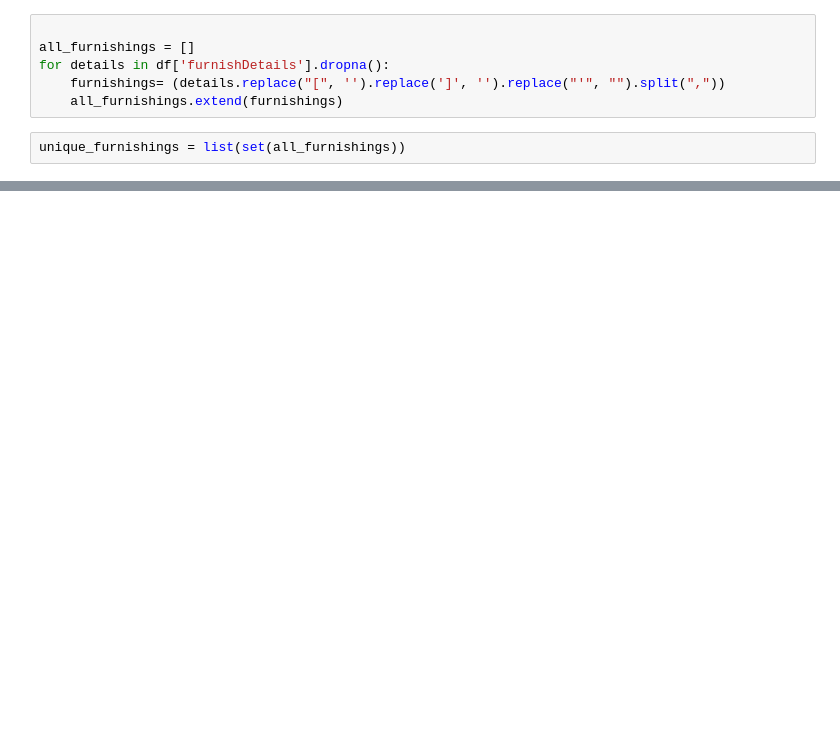
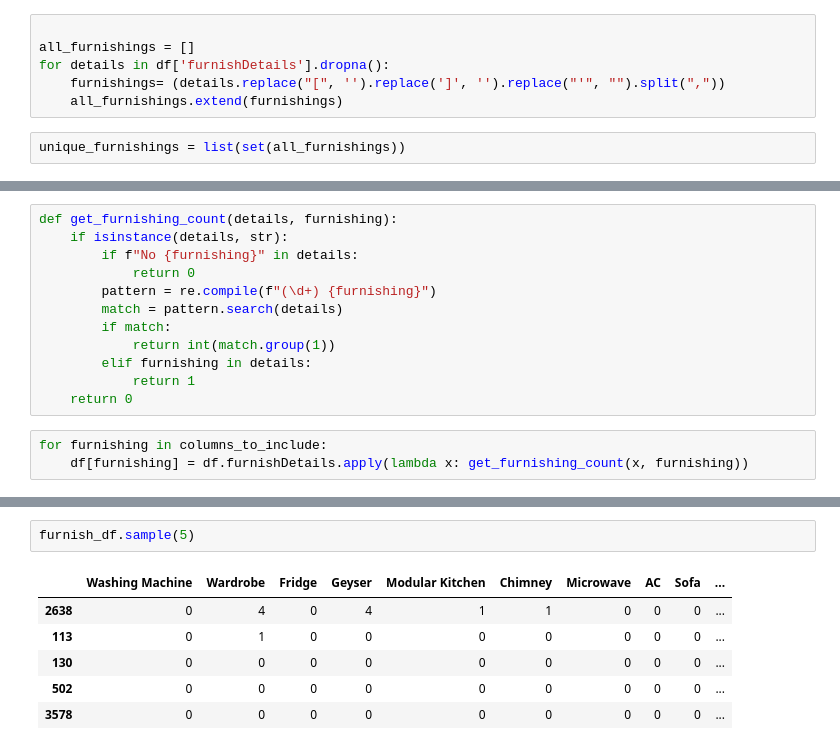
Before and after one commit to abhishek-saurav/real_estate_project, a Jupyter notebook: Data Cleaning/feature_engineering.ipynb, the cells around one changed output, grey strips where cells are left out. Saved outputs shown, nothing was run; the diff lists cells and outputs as text; blank space fills up the shorter version.

```diff
--- a/Data Cleaning/feature_engineering.ipynb
+++ b/Data Cleaning/feature_engineering.ipynb
@@ -493,0 +512,15 @@ unique_furnishings
+# %%
+def get_furnishing_count(details, furnishing):
+    if isinstance(details, str):
+        if f"No {furnishing}" in details:
+            return 0
+        pattern = re.compile(f"(\d+) {furnishing}")
+        match = pattern.search(details)
+        if match:
+            return int(match.group(1))
+        elif furnishing in details:
+            return 1
+    return 0
+# %%
+for furnishing in columns_to_include:
+    df[furnishing] = df.furnishDetails.apply(lambda x: get_furnishing_count(x, furnishing))
@@ -493,0 +547,9 @@ unique_furnishings
+# %%
+furnish_df.sample(5)
+# %% [output]
+|  | Washing Machine | Wardrobe | Fridge | Geyser | Modular Kitchen | Chimney | Microwave | AC | Sofa | ... |
+| 2638 | 0 | 4 | 0 | 4 | 1 | 1 | 0 | 0 | 0 | ... |
+| 113 | 0 | 1 | 0 | 0 | 0 | 0 | 0 | 0 | 0 | ... |
+| 130 | 0 | 0 | 0 | 0 | 0 | 0 | 0 | 0 | 0 | ... |
+| 502 | 0 | 0 | 0 | 0 | 0 | 0 | 0 | 0 | 0 | ... |
+| 3578 | 0 | 0 | 0 | 0 | 0 | 0 | 0 | 0 | 0 | ... |
```
Also changed, not shown: parts of 60 cells of this notebook, 2 other files.
